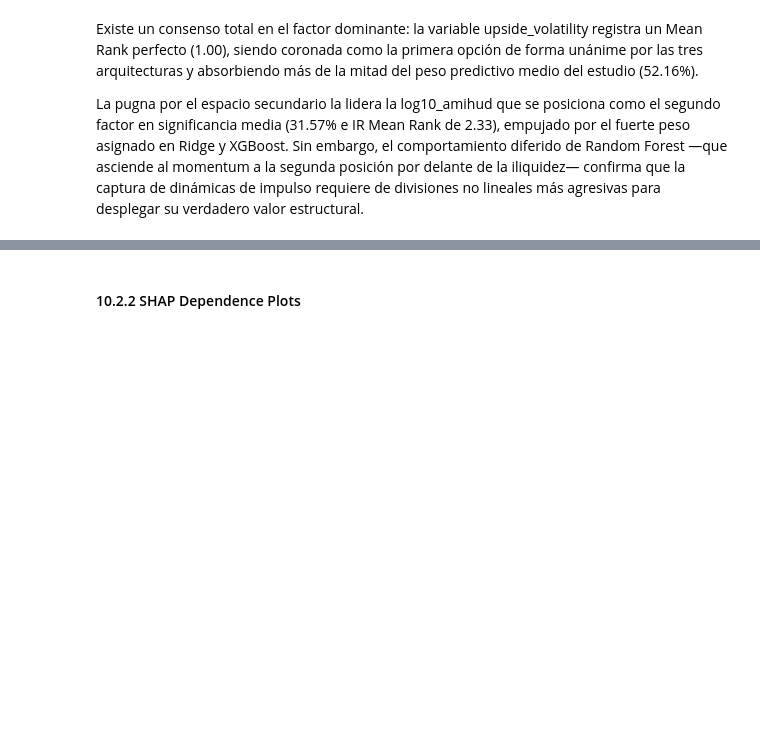
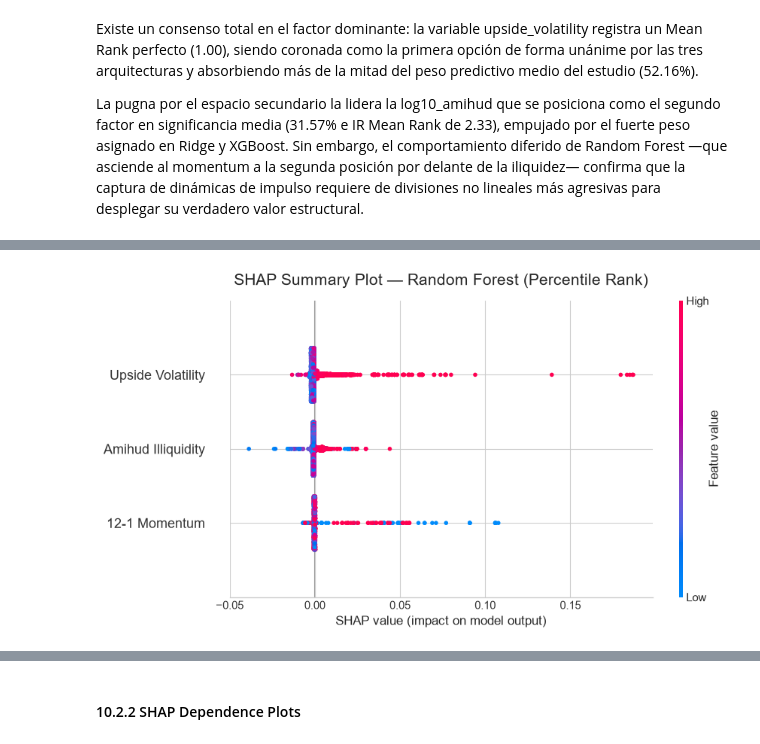
Before and after one commit to PalaciosDaniel/quant-portfolio-project, a Jupyter notebook: notebooks/06_factor_modeling.ipynb, the cells around one changed output, grey strips where cells are left out. Cells and saved outputs as stored; diff of their text form; code cells hidden in the pictures; blank space fills up the shorter version.

```diff
--- a/notebooks/06_factor_modeling.ipynb
+++ b/notebooks/06_factor_modeling.ipynb
@@ -3404,0 +3424,33 @@ df_shap_rf_rank.to_parquet(
+# %%
+# =============================================================================
+# SHAP Summary Plot — Random Forest
+# =============================================================================
+
+shap.summary_plot(
+    df_shap_rf_rank[shap_columns].to_numpy(),
+    df_shap_rf_rank[feature_columns],
+    feature_names=display_names,
+    show=False,
+)
+
+fig = plt.gcf()
+fig.set_size_inches(9, 5)
+
+plt.xticks(fontsize=11)
+plt.yticks(fontsize=13)
+
+plt.xlabel(
+    "SHAP value (impact on model output)",
+    fontsize=12,
+)
+
+plt.title(
+    "SHAP Summary Plot — Random Forest (Percentile Rank)",
+    fontsize=15,
+    pad=15,
+)
+
+plt.tight_layout()
+plt.show()
+# %% [output]
+[figure, added]
```
Also changed, not shown: parts of 11 cells of this notebook, 2 other files.
